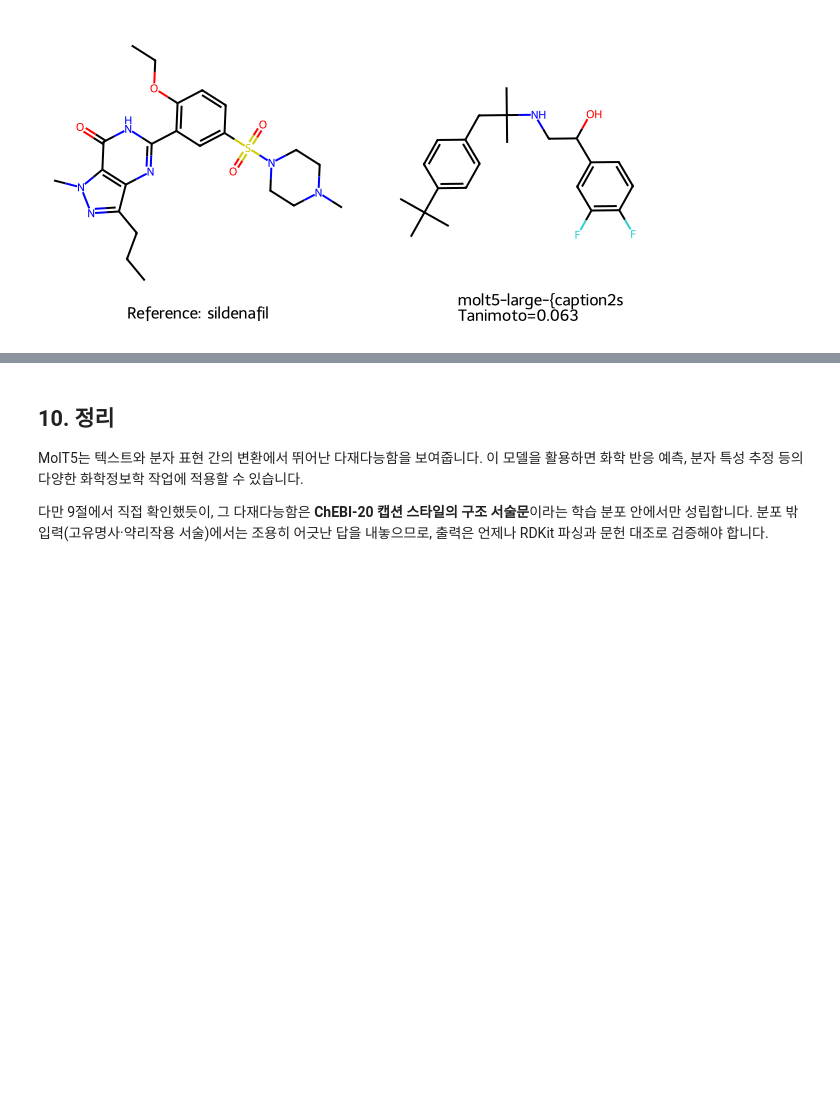
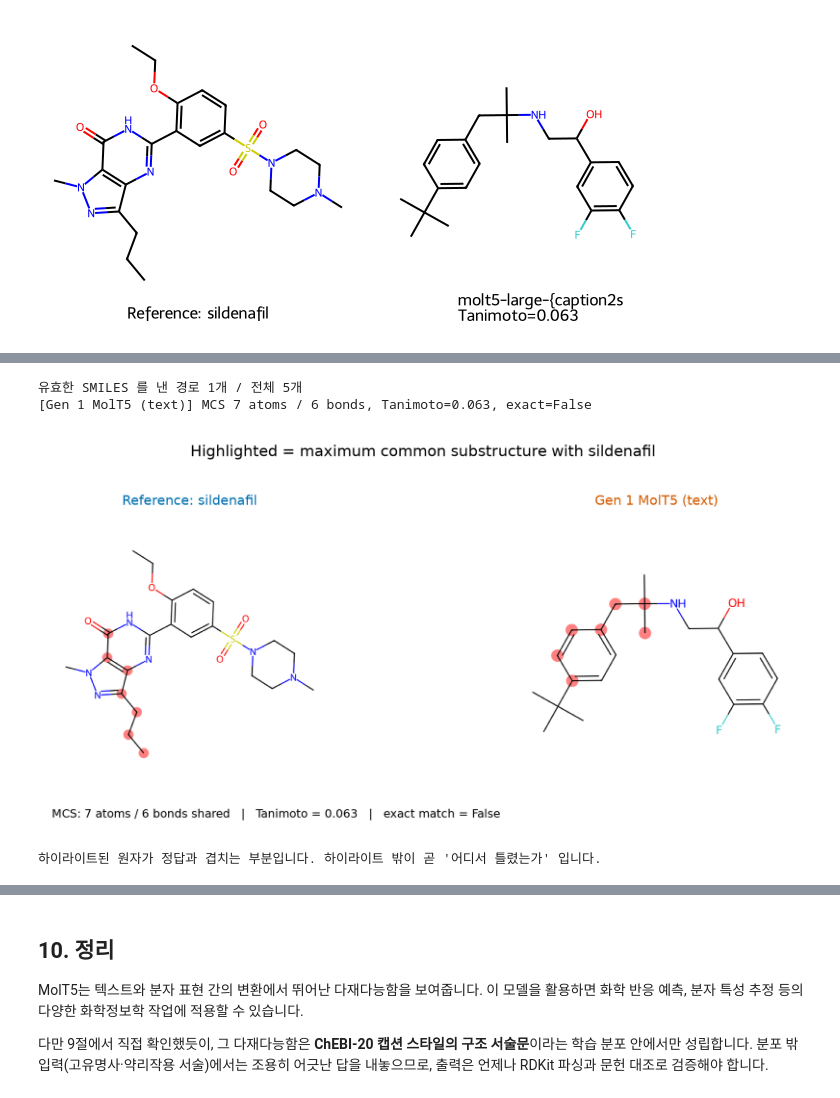
Before and after one commit to fourmodern/2026_aidrugdiscovery, a Jupyter notebook: Day06_LLM_Agent/t042_molt5.ipynb, the cells around one changed output, grey strips where cells are left out. Saved outputs shown, nothing was run; the diff lists cells and outputs as text; code cells hidden in the pictures; blank space fills up the shorter version.

```diff
--- a/Day06_LLM_Agent/t042_molt5.ipynb
+++ b/Day06_LLM_Agent/t042_molt5.ipynb
@@ -736,0 +1286,62 @@ display(Draw.MolsToGridImage(mols, legends=legends,
+# %%
+# --- 9-6. 생성 분자 vs 정답 : 최대공통부분구조(MCS) 하이라이트 ---
+from rdkit.Chem import rdFMCS
+
+GEN_SHORT_EN = {
+    "① 전용 번역기 (2022)":            "Gen 1 MolT5 (text)",
+    "② 화학 지시학습 LLM (2024)":      "Gen 2 ChemDFM-8B (text)",
+    "③-A 프론티어 · 텍스트 입력":       "Gen 3-A Gemini (text)",
+    "③-A 프론티어 · 이미지 입력":       "Gen 3-A Gemini (image)",
+    "③-B 오픈 멀티모달 · 이미지 입력":  "Gen 3-B ChemVLM-8B (image)",
+}
+
+valid_rows = [r for r in RESULTS if r["SMILES 유효"] is True]
+print(f"유효한 SMILES 를 낸 경로 {len(valid_rows)}개 / 전체 {len(RESULTS)}개")
+
+if not valid_rows:
+    fig, ax = plt.subplots(figsize=(3.2, 3.4))
+    ax.imshow(Draw.MolToImage(REF_MOL, size=(500, 500)))
+    ax.set_title("Reference: sildenafil\n(no valid generated SMILES to compare)", fontsize=7)
+    ax.axis("off")
+    fig.tight_layout()
+    plt.show()
+else:
+    fig, axes = plt.subplots(len(valid_rows), 2, figsize=(5.6, 2.9 * len(valid_rows)))
+    axes = np.array(axes).reshape(len(valid_rows), 2)
+
+    for row, r in enumerate(valid_rows):
+        gen_mol = Chem.MolFromSmiles(r["생성 SMILES"])
+        mcs = rdFMCS.FindMCS([REF_MOL, gen_mol], timeout=15,
+                             ringMatchesRingOnly=True, completeRingsOnly=False)
+        patt = Chem.MolFromSmarts(mcs.smartsString) if mcs.smartsString else None
+        ref_hit = list(REF_MOL.GetSubstructMatch(patt)) if patt else []
+        gen_hit = list(gen_mol.GetSubstructMatch(patt)) if patt else []
+
+        axes[row, 0].imshow(Draw.MolToImage(REF_MOL, size=(520, 520), highlightAtoms=ref_hit))
+        axes[row, 0].set_title("Reference: sildenafil", fontsize=7, color=OKABE_ITO["blue"])
+        axes[row, 0].axis("off")
+
+        axes[row, 1].imshow(Draw.MolToImage(gen_mol, size=(520, 520), highlightAtoms=gen_hit))
+        axes[row, 1].set_title(GEN_SHORT_EN.get(r["세대"], r["세대"]),
+                               fontsize=7, color=OKABE_ITO["vermillion"])
+        axes[row, 1].axis("off")
+
+        cap = (f"MCS: {mcs.numAtoms} atoms / {mcs.numBonds} bonds shared"
+               f"   |   Tanimoto = {r['Tanimoto']}"
+               f"   |   exact match = {r['정답 일치']}")
+        axes[row, 0].text(0.0, -0.06, cap, transform=axes[row, 0].transAxes,
+                          fontsize=6, va="top", ha="left")
+        print(f"[{GEN_SHORT_EN.get(r['세대'], r['세대'])}] MCS {mcs.numAtoms} atoms / "
+              f"{mcs.numBonds} bonds, Tanimoto={r['Tanimoto']}, exact={r['정답 일치']}")
+
+    fig.suptitle("Highlighted = maximum common substructure with sildenafil", fontsize=8)
+    fig.tight_layout(rect=(0, 0, 1, 0.97))
+    plt.show()
+
+print()
+print("하이라이트된 원자가 정답과 겹치는 부분입니다. 하이라이트 밖이 곧 '어디서 틀렸는가' 입니다.")
+# %% [output]
+유효한 SMILES 를 낸 경로 1개 / 전체 5개
+[Gen 1 MolT5 (text)] MCS 7 atoms / 6 bonds, Tanimoto=0.063, exact=False
+[figure, added]
+하이라이트된 원자가 정답과 겹치는 부분입니다. 하이라이트 밖이 곧 '어디서 틀렸는가' 입니다.
```
Also changed, not shown: parts of 23 cells of this notebook.
